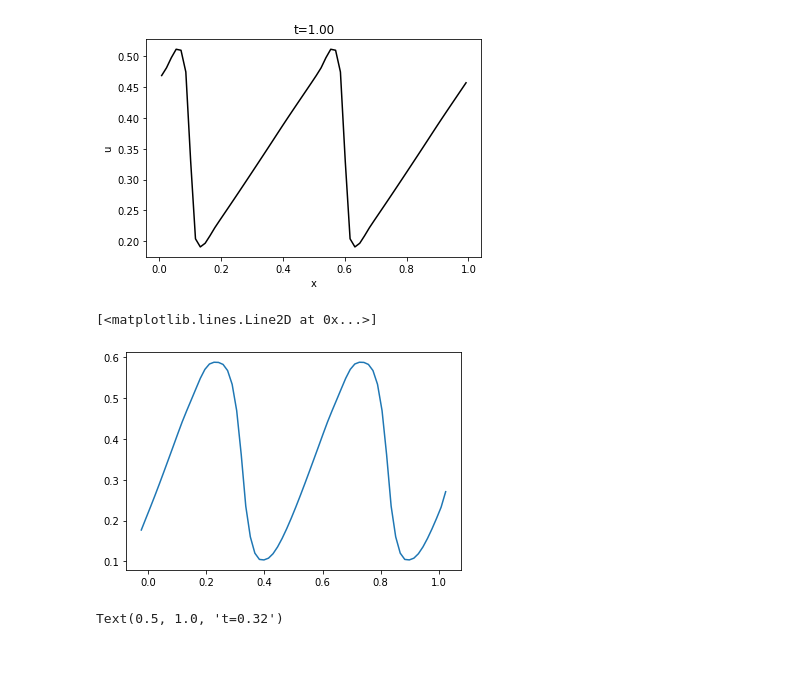
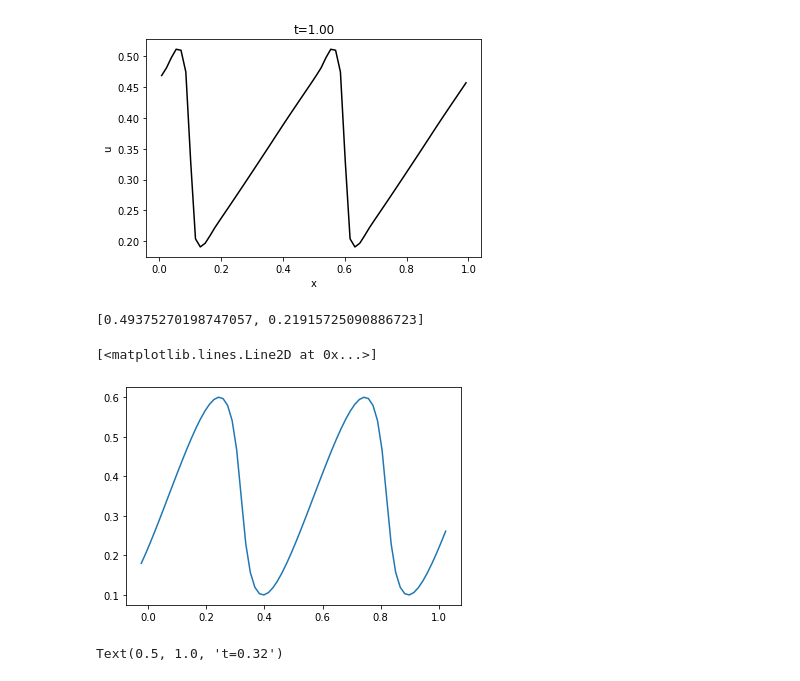
Before and after one commit to JerryChen97/Hydrodynamics, a Jupyter notebook: burgers.ipynb, the cells around one changed output. Cells and saved outputs as stored; diff of their text form; code cells hidden in the pictures.

Commit message:
add the exact soln get

```diff
--- a/burgers.ipynb
+++ b/burgers.ipynb
@@ -31,15 +32,41 @@ class Burgers(object):
 
     def _setIC(self,IC, x):
         if (IC=="sine"):
-            self.IC = lambda x : (0.35+0.25*np.sin(4.0*np.pi*x))
+            self._IC = lambda x : (0.35+0.25*np.sin(4.0*np.pi*x))
             return 0.35+0.25*np.sin(4.0*np.pi*x)
         elif (IC=="step"):
-            self.IC = lambda x : (0.5 if (abs(x-0.5)<0.25) else 1)
+            self._IC = lambda x : (0.5 if (abs(x-0.5)<0.25) else 1)
             f = np.ones_like(x)
             f[abs(x-0.5)<0.25] = 0.5
             return f
         else:
             raise ValueError("IC undefined")
+
+    def exact_soln(self, t, x):
+        def u0(x):
+            # this function should be consistent with the initial condition
+            return self._IC(x)
+
+        def xx(t, x0):
+            return (x0 + u0(x0) * t)
+
+        def find_x0(t, x):
+            func = lambda x0 : (x0 + u0(x0) * t - x)
+            return fsolve(func, x)[0]
+
+        def u(t, x0):
+            return u0(x0)
+
+        def u_real(t, x):
+            if isinstance(x, Iterable):
+                return [u(t, find_x0(t,x1)) for x1 in x]
+            else:
+                return u(t, find_x0(t, x))
+
+        return u_real(t, x)
+
+    def get_exact_at(self, t):
+        return self.exact_soln(t, self._x)
 
     def _physFlux(self, u):
         return 0.5*u**2
@@ -165,12 +192,17 @@ burgers.evolve(tf, show=False)
 os.system('ffmpeg -r 12 -i fig_%d.png -qscale:v 0 -pix_fmt yuv420p -c:v libx264 -crf 20 -r 24 animation.mp4');
 # %% [output]
 [figure]
+# %%
+burgers.exact_soln(0.2, [0.3, 0.5])
+# %% [output]
+[0.49375270198747057, 0.21915725090886723]
 # %%
 burgers._uxList[3]
-plt.plot(burgers._x, burgers._uxList[50])
+plt.plot(burgers._x, burgers.get_exact_at(.2))
+# isinstance(burgers._x, Iterable)
 # %% [output]
 [<matplotlib.lines.Line2D at 0x...>]
-[figure, old version]
+[figure, new version]
 # %%
 def uval_list(t):
 
```
Also changed, not shown: parts of 1 cell of this notebook.
